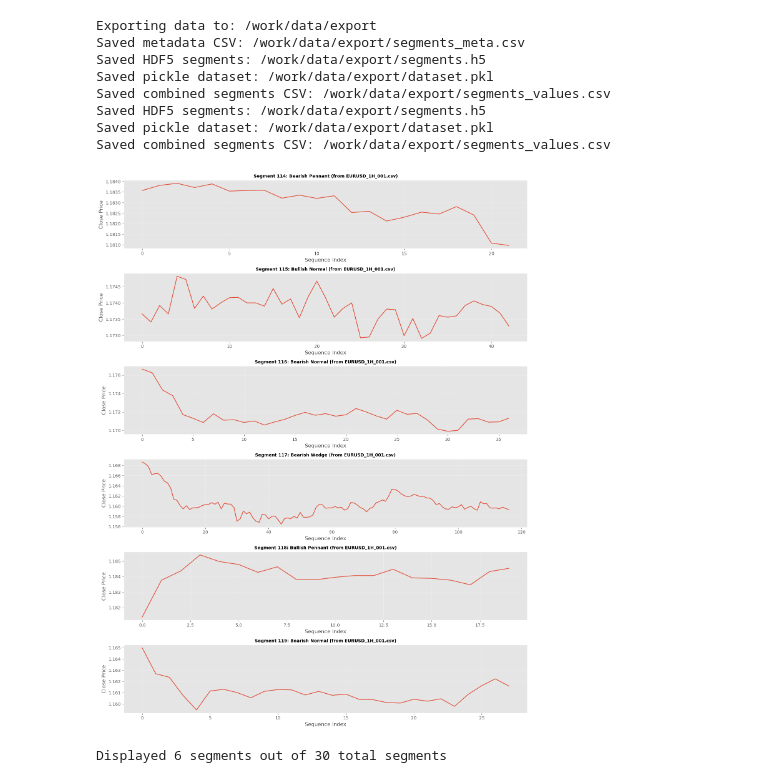
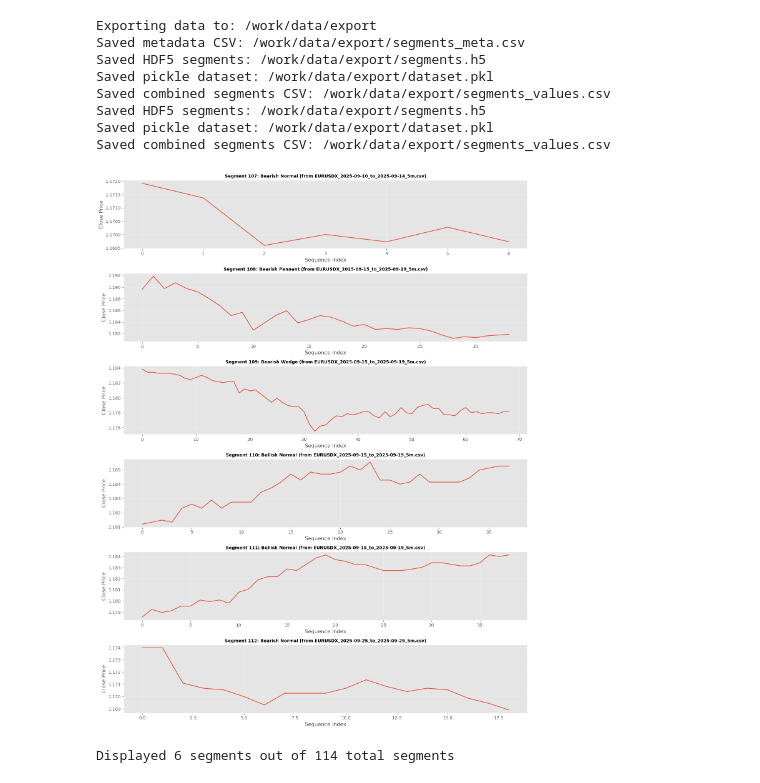
Before and after one commit to matesze41/vitmma19-pw, a Jupyter notebook: notebook/01-data-exploration.ipynb, the cells around one changed output. Drawn from its saved outputs; the diff is of its cells as text; code cells hidden in the pictures.

```diff
--- a/notebook/01-data-exploration.ipynb
+++ b/notebook/01-data-exploration.ipynb
@@ -502,36 +498,36 @@ Saved combined segments CSV: /work/data/export/segments_values.csv
 # %%
 # Visualize a sample of segments from combined_df
 import matplotlib.pyplot as plt
 
 # Get unique segment IDs
-unique_segments = combined_df['segment_id'].unique()[-30:]
+unique_segments = combined_df['segment_id'].unique()[30:]
 
 # Plot first 6 segments (or fewer if less available)
 n_plots = min(6, len(unique_segments))
 fig, axes = plt.subplots(n_plots, 1, figsize=(14, 3*n_plots))
 
 if n_plots == 1:
     axes = [axes]
 
 for idx, seg_id in enumerate(unique_segments[:n_plots]):
     seg_data = combined_df[combined_df['segment_id'] == seg_id]
     label = seg_data['label'].iloc[0]
     csv_file = seg_data['csv_file'].iloc[0]
 
     # Plot the Close price
     axes[idx].plot(seg_data['seq_index'], seg_data['close'], linewidth=1.5)
     axes[idx].set_title(f"Segment {seg_id}: {label} (from {csv_file})", fontsize=10, fontweight='bold')
     axes[idx].set_xlabel("Sequence Index")
     axes[idx].set_ylabel("Close Price")
     axes[idx].grid(True, alpha=0.3)
 
 plt.tight_layout()
 plt.show()
 
 print(f"Displayed {n_plots} segments out of {len(unique_segments)} total segments")
 # %% [output]
-[figure, old version]
+[figure, new version]
-Displayed 6 segments out of 30 total segments
+Displayed 6 segments out of 114 total segments
 # %%
 # Diagnostic: summarize extracted segments per CSV file
 from collections import Counter
```
Also changed, not shown: parts of 10 cells of this notebook, 4 other files.
